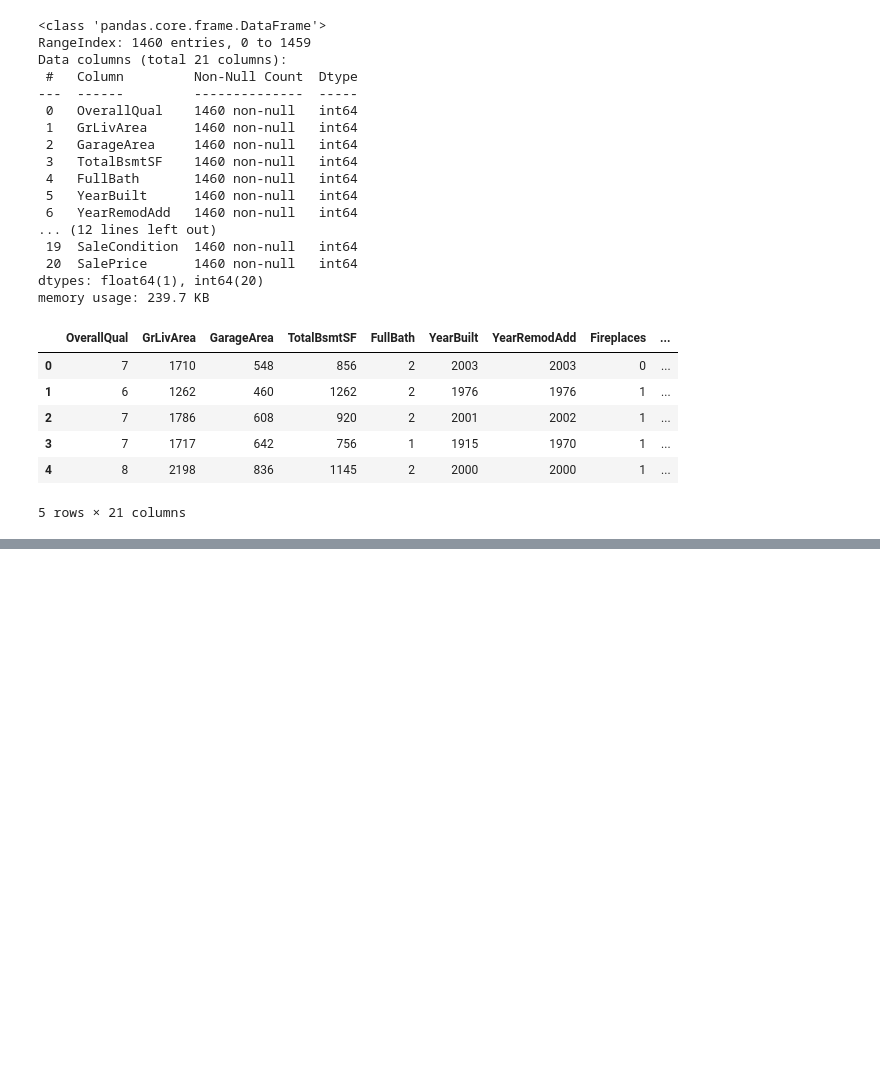
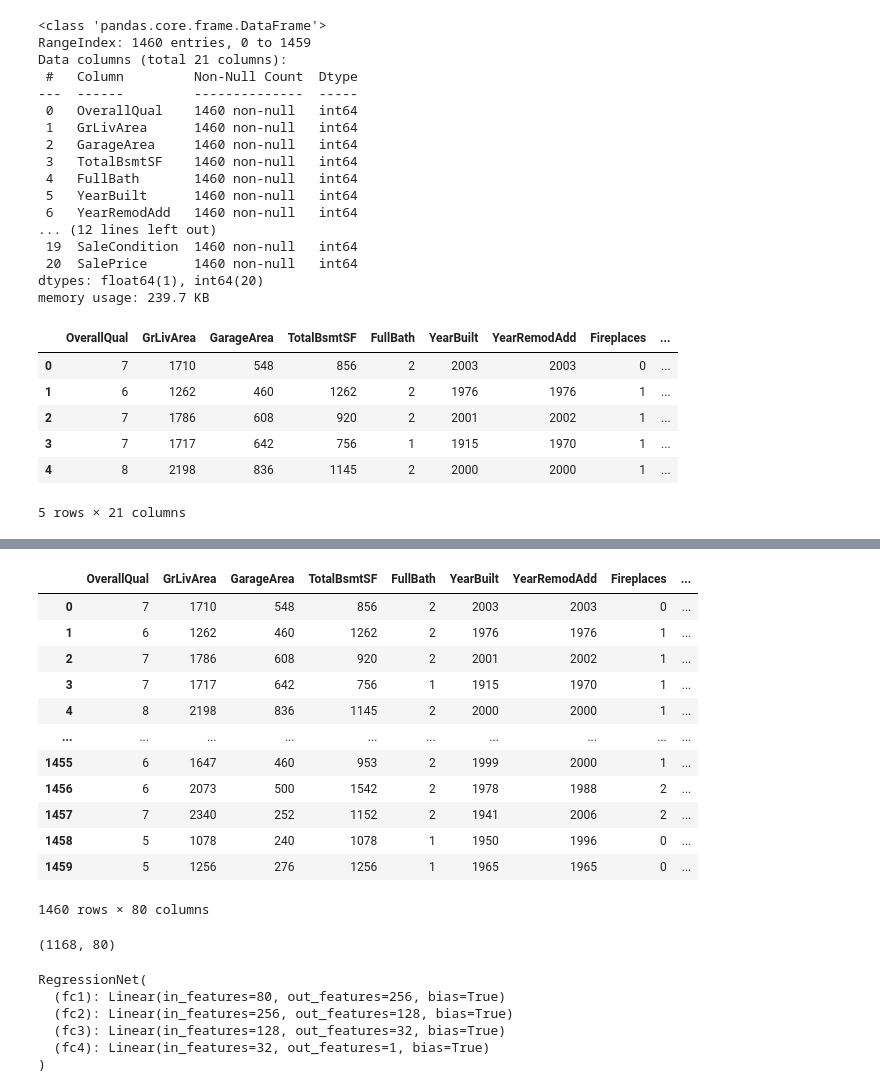
Before and after one commit to Dhanush-adk/intro_to_dl, a Jupyter notebook: Assignment_1/Assignment_1_2.ipynb, the cells around one changed output, grey strips where cells are left out. Drawn from its saved outputs; the diff is of its cells as text; code cells hidden in the pictures; blank space fills up the shorter version.

```diff
--- a/Assignment_1/Assignment_1_2.ipynb
+++ b/Assignment_1/Assignment_1_2.ipynb
@@ -372,0 +391,6 @@ Final Validation RMSE: 0.6917
+# %%
+df_featured['GarageArea'] = df_featured['GarageArea'].fillna(df_featured['GarageArea'].mean())
+df_featured['TotalBsmtSF'] = df_featured['TotalBsmtSF'].fillna(df_featured['TotalBsmtSF'].mean())
+# %%
+df_featured = pd.get_dummies(df_featured, columns=['Neighborhood','MSZoning','LotShape','LandContour','Condition1','HouseStyle','MasVnrType','SaleCondition', 'ExterQual'])
+df_featured.head()
@@ -372,0 +405,4 @@ Final Validation RMSE: 0.6917
+# %%
+df_featured = df_featured.replace({True: 1, False: 0})
+# Convert all columns to numeric (float) and handle NaN values
+df_featured = df_featured.apply(pd.to_numeric, errors='coerce').fillna(0)
@@ -372,0 +429,19 @@ Final Validation RMSE: 0.6917
+# %%
+X = df_featured.drop(['SalePrice'], axis=1)
+y = df_featured[['SalePrice']]
+# %%
+X
+# %% [output]
+|  | OverallQual | GrLivArea | GarageArea | TotalBsmtSF | FullBath | YearBuilt | YearRemodAdd | Fireplaces | ... |
+| 0 | 7 | 1710 | 548 | 856 | 2 | 2003 | 2003 | 0 | ... |
+| 1 | 6 | 1262 | 460 | 1262 | 2 | 1976 | 1976 | 1 | ... |
+| 2 | 7 | 1786 | 608 | 920 | 2 | 2001 | 2002 | 1 | ... |
+| 3 | 7 | 1717 | 642 | 756 | 1 | 1915 | 1970 | 1 | ... |
+| 4 | 8 | 2198 | 836 | 1145 | 2 | 2000 | 2000 | 1 | ... |
+| ... | ... | ... | ... | ... | ... | ... | ... | ... | ... |
+| 1455 | 6 | 1647 | 460 | 953 | 2 | 1999 | 2000 | 1 | ... |
+| 1456 | 6 | 2073 | 500 | 1542 | 2 | 1978 | 1988 | 2 | ... |
+| 1457 | 7 | 2340 | 252 | 1152 | 2 | 1941 | 2006 | 2 | ... |
+| 1458 | 5 | 1078 | 240 | 1078 | 1 | 1950 | 1996 | 0 | ... |
+| 1459 | 5 | 1256 | 276 | 1256 | 1 | 1965 | 1965 | 0 | ... |
+1460 rows × 80 columns
@@ -372,0 +469,4 @@ Final Validation RMSE: 0.6917
+# %%
+X_train.shape
+# %% [output]
+(1168, 80)
@@ -372,0 +495,9 @@ Final Validation RMSE: 0.6917
+# %%
+model.to(device)
+# %% [output]
+RegressionNet(
+  (fc1): Linear(in_features=80, out_features=256, bias=True)
+  (fc2): Linear(in_features=256, out_features=128, bias=True)
+  (fc3): Linear(in_features=128, out_features=32, bias=True)
+  (fc4): Linear(in_features=32, out_features=1, bias=True)
+)
```
Also changed, not shown: parts of 21 cells of this notebook.
